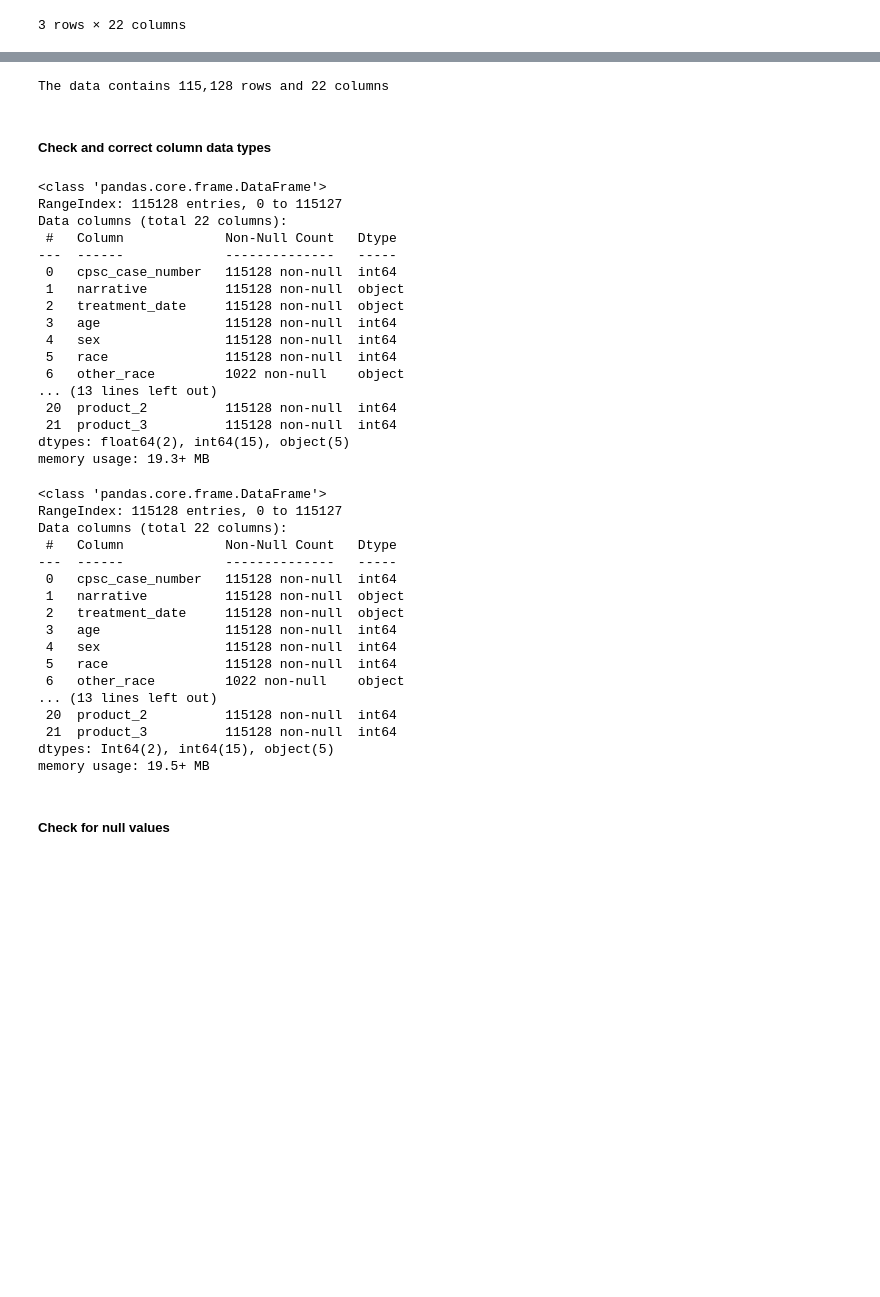
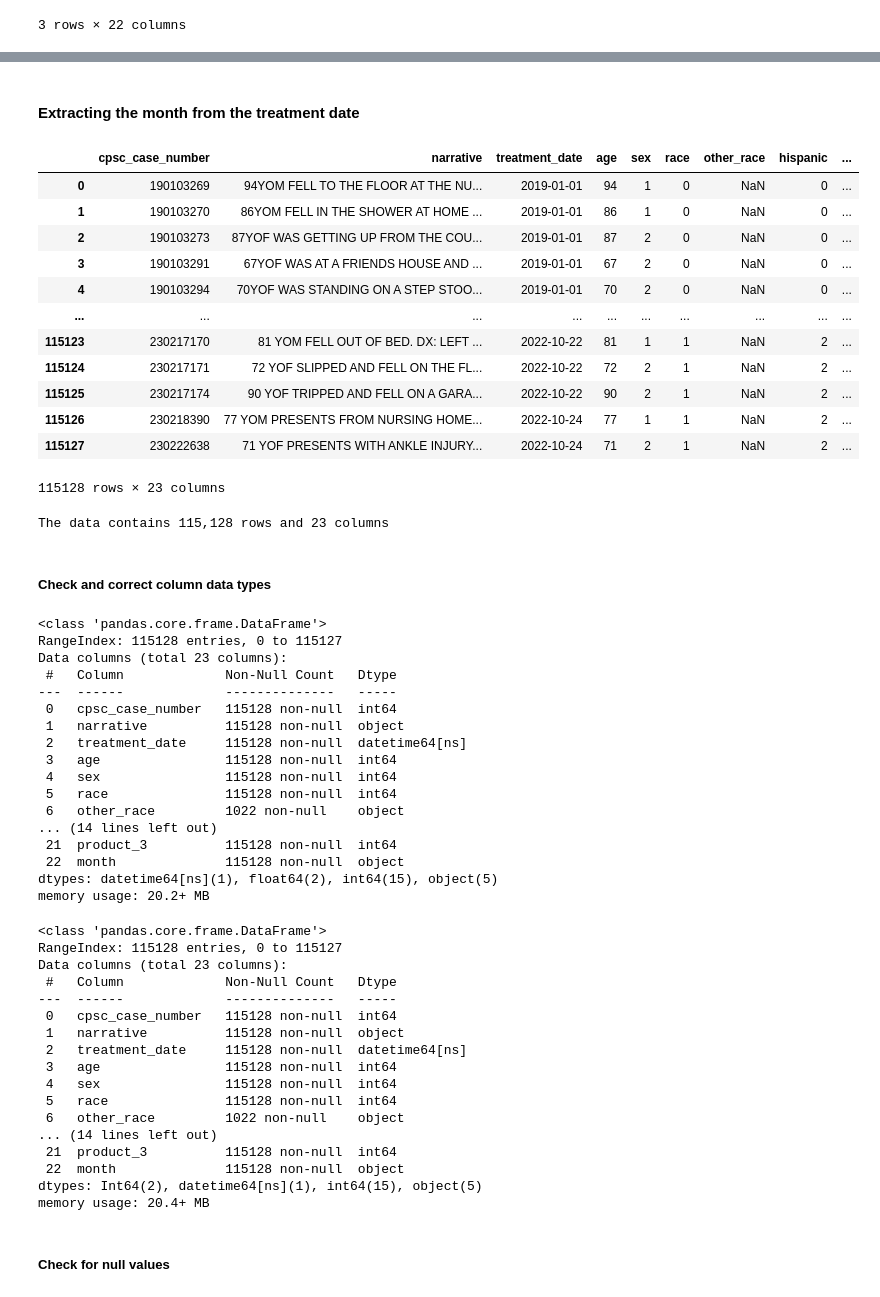
Before and after one commit to Queenvivy/CDC, a Jupyter notebook: CDC Adult Falls Edited.ipynb, the cells around one changed output, grey strips where cells are left out. Drawn from its saved outputs; the diff is of its cells as text; code cells hidden in the pictures; blank space fills up the shorter version.

```diff
--- a/CDC Adult Falls Edited.ipynb
+++ b/CDC Adult Falls Edited.ipynb
@@ -46,8 +61,53 @@ data.head(3)
+# %% [markdown]
+#### Extracting the month from the treatment date
+# %%
+
+# Convert 'treatment_date' column to datetime if it's not already
+data['treatment_date'] = pd.to_datetime(data['treatment_date'])
+
+# Extract the month and create a new column
+data['month'] = data['treatment_date'].dt.month
+
+
+# Create a dictionary to map month values to month names
+month_mapping = {
+    1: 'Jan',
+    2: 'Feb',
+    3: 'Mar',
+    4: 'Apr',
+    5: 'May',
+    6: 'Jun',
+    7: 'Jul',
+    8: 'Aug',
+    9: 'Sep',
+    10: 'Oct',
+    11: 'Nov',
+    12: 'Dec'
+}
+
+
+data['month'] = data['month'].replace(month_mapping)
+
+data
+# %% [output]
+|  | cpsc_case_number | narrative | treatment_date | age | sex | race | other_race | hispanic | ... |
+| 0 | 190103269 | 94YOM FELL TO THE FLOOR AT THE NU... | 2019-01-01 | 94 | 1 | 0 | NaN | 0 | ... |
+| 1 | 190103270 | 86YOM FELL IN THE SHOWER AT HOME ... | 2019-01-01 | 86 | 1 | 0 | NaN | 0 | ... |
+| 2 | 190103273 | 87YOF WAS GETTING UP FROM THE COU... | 2019-01-01 | 87 | 2 | 0 | NaN | 0 | ... |
+| 3 | 190103291 | 67YOF WAS AT A FRIENDS HOUSE AND ... | 2019-01-01 | 67 | 2 | 0 | NaN | 0 | ... |
+| 4 | 190103294 | 70YOF WAS STANDING ON A STEP STOO... | 2019-01-01 | 70 | 2 | 0 | NaN | 0 | ... |
+| ... | ... | ... | ... | ... | ... | ... | ... | ... | ... |
+| 115123 | 230217170 | 81 YOM FELL OUT OF BED. DX: LEFT ... | 2022-10-22 | 81 | 1 | 1 | NaN | 2 | ... |
+| 115124 | 230217171 | 72 YOF SLIPPED AND FELL ON THE FL... | 2022-10-22 | 72 | 2 | 1 | NaN | 2 | ... |
+| 115125 | 230217174 | 90 YOF TRIPPED AND FELL ON A GARA... | 2022-10-22 | 90 | 2 | 1 | NaN | 2 | ... |
+| 115126 | 230218390 | 77 YOM PRESENTS FROM NURSING HOME... | 2022-10-24 | 77 | 1 | 1 | NaN | 2 | ... |
+| 115127 | 230222638 | 71 YOF PRESENTS WITH ANKLE INJURY... | 2022-10-24 | 71 | 2 | 1 | NaN | 2 | ... |
+115128 rows × 23 columns
 # %%
 rows, columns = data.shape
 print(f'The data contains {rows:,} rows and {columns} columns')
 # %% [output]
-The data contains 115,128 rows and 22 columns
+The data contains 115,128 rows and 23 columns
 # %% [markdown]
 ##### Check and correct column data types
 # %%
@@ -55,21 +115,21 @@ data.info()
 # %% [output]
 <class 'pandas.core.frame.DataFrame'>
 RangeIndex: 115128 entries, 0 to 115127
-Data columns (total 22 columns):
+Data columns (total 23 columns):
  #   Column             Non-Null Count   Dtype
 ---  ------             --------------   -----
  0   cpsc_case_number   115128 non-null  int64
  1   narrative          115128 non-null  object
- 2   treatment_date     115128 non-null  object
+ 2   treatment_date     115128 non-null  datetime64[ns]
  3   age                115128 non-null  int64
  4   sex                115128 non-null  int64
  5   race               115128 non-null  int64
  6   other_race         1022 non-null    object
-... (13 lines left out)
- 20  product_2          115128 non-null  int64
+... (14 lines left out)
  21  product_3          115128 non-null  int64
-dtypes: float64(2), int64(15), object(5)
-memory usage: 19.3+ MB
+ 22  month              115128 non-null  object
+dtypes: datetime64[ns](1), float64(2), int64(15), object(5)
+memory usage: 20.2+ MB
 # %%
 #Get columns that can be null
 columns_null_possibility = data.dtypes[data.dtypes == 'float64'].index
@@ -82,21 +142,21 @@ data.info()
 # %% [output]
 <class 'pandas.core.frame.DataFrame'>
 RangeIndex: 115128 entries, 0 to 115127
-Data columns (total 22 columns):
+Data columns (total 23 columns):
  #   Column             Non-Null Count   Dtype
 ---  ------             --------------   -----
  0   cpsc_case_number   115128 non-null  int64
  1   narrative          115128 non-null  object
- 2   treatment_date     115128 non-null  object
+ 2   treatment_date     115128 non-null  datetime64[ns]
  3   age                115128 non-null  int64
  4   sex                115128 non-null  int64
  5   race               115128 non-null  int64
  6   other_race         1022 non-null    object
-... (13 lines left out)
- 20  product_2          115128 non-null  int64
+... (14 lines left out)
  21  product_3          115128 non-null  int64
-dtypes: Int64(2), int64(15), object(5)
-memory usage: 19.5+ MB
+ 22  month              115128 non-null  object
+dtypes: Int64(2), datetime64[ns](1), int64(15), object(5)
+memory usage: 20.4+ MB
 # %% [markdown]
 ##### Check for null values
 # %%
```
Also changed, not shown: parts of 14 cells of this notebook.
